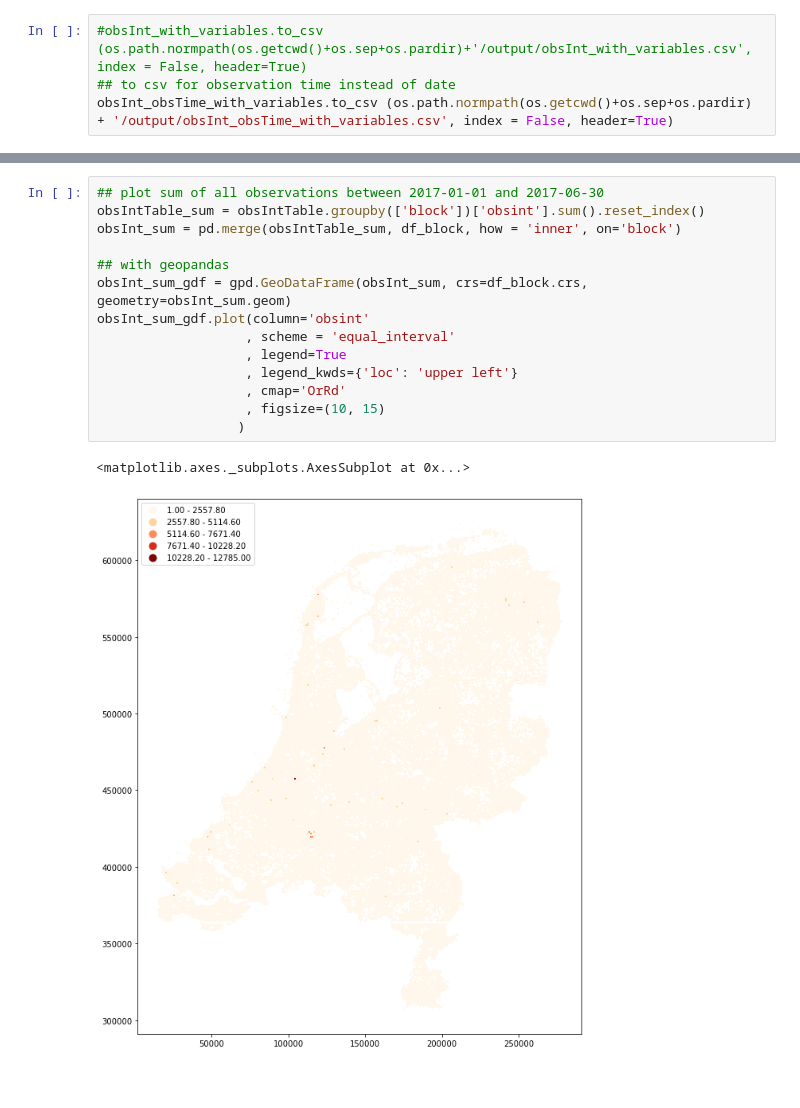
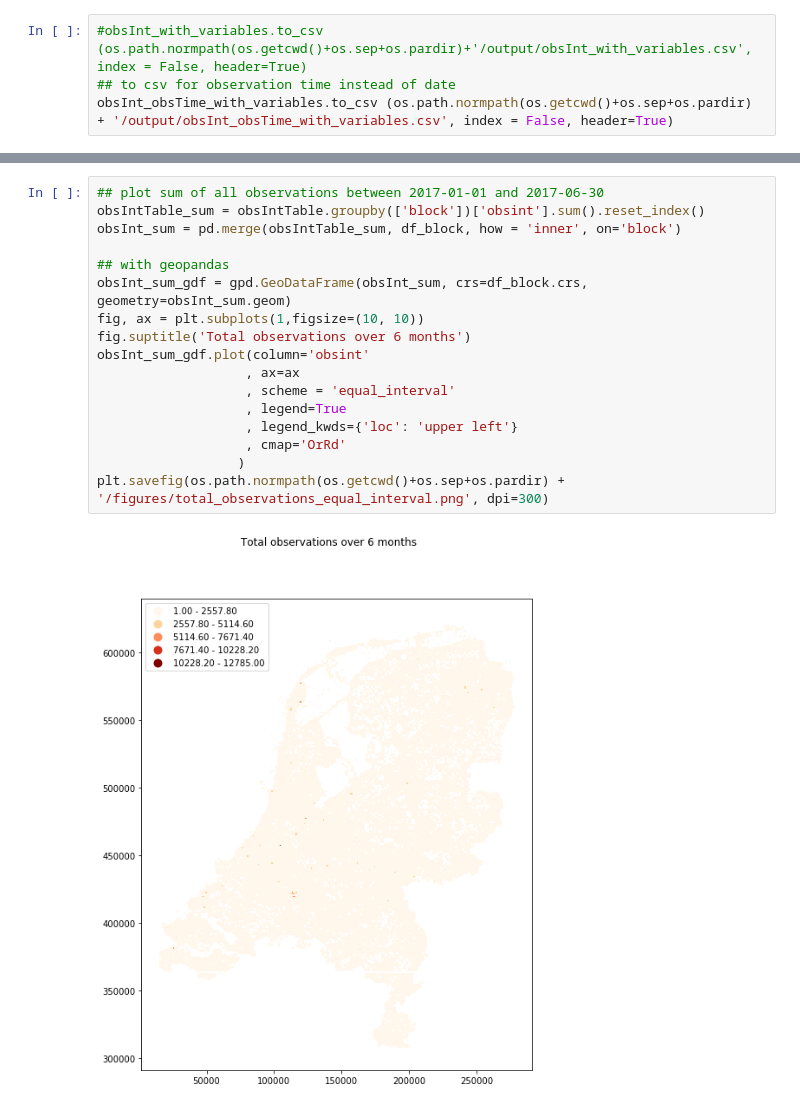
Before and after one commit to GBP-Group4/ObsInt, a Jupyter notebook: input/pre-processing.ipynb, the cells around one changed output, grey strips where cells are left out. Cells and saved outputs as stored; diff of their text form; blank space fills up the shorter version.

```diff
--- a/input/pre-processing.ipynb
+++ b/input/pre-processing.ipynb
@@ -168,17 +172,19 @@ plt.show()
 # %%
 ## plot sum of all observations between 2017-01-01 and 2017-06-30
 obsIntTable_sum = obsIntTable.groupby(['block'])['obsint'].sum().reset_index()
 obsInt_sum = pd.merge(obsIntTable_sum, df_block, how = 'inner', on='block')
 
 ## with geopandas
 obsInt_sum_gdf = gpd.GeoDataFrame(obsInt_sum, crs=df_block.crs, geometry=obsInt_sum.geom)
+fig, ax = plt.subplots(1,figsize=(10, 10))
+fig.suptitle('Total observations over 6 months')
 obsInt_sum_gdf.plot(column='obsint'
+                   , ax=ax
                    , scheme = 'equal_interval'
                    , legend=True
                    , legend_kwds={'loc': 'upper left'}
                    , cmap='OrRd'
-                   , figsize=(10, 15)
                   )
+plt.savefig(os.path.normpath(os.getcwd()+os.sep+os.pardir) + '/figures/total_observations_equal_interval.png', dpi=300)
 # %% [output]
-<matplotlib.axes._subplots.AxesSubplot at 0x...>
-[figure, old version]
+[figure, new version]
```
Also changed, not shown: parts of 3 cells of this notebook.
